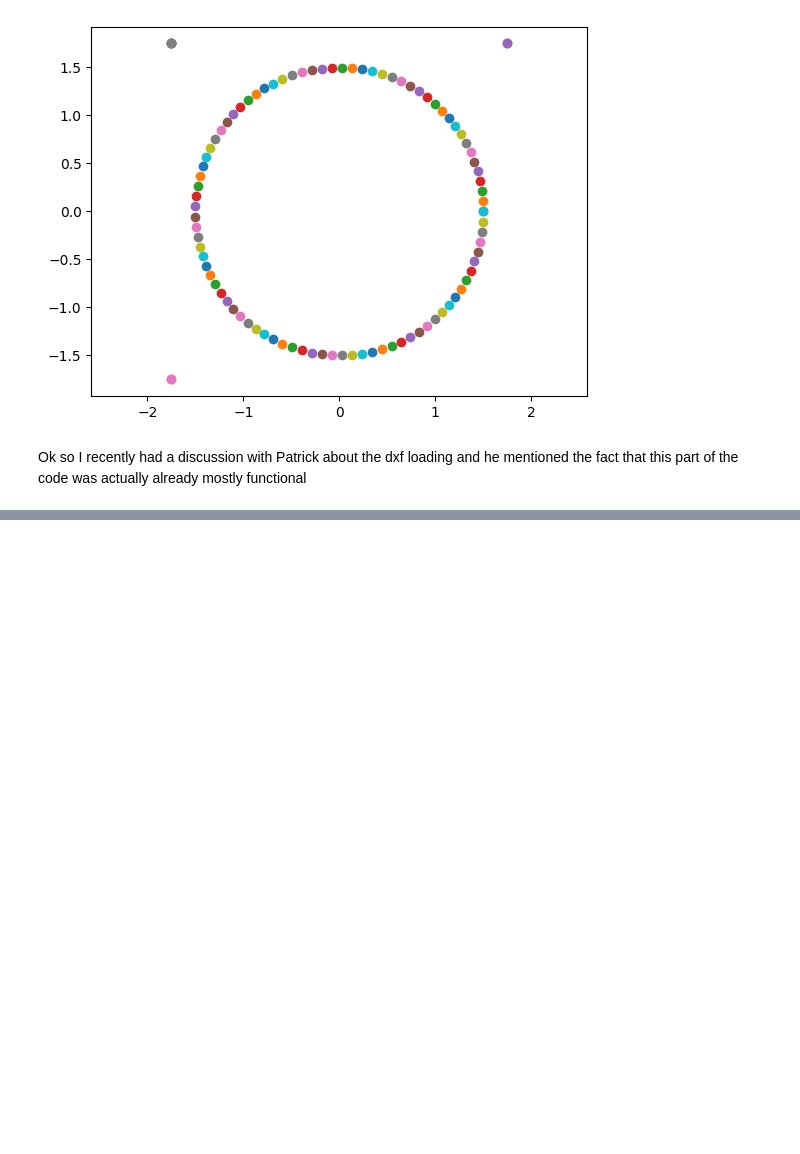
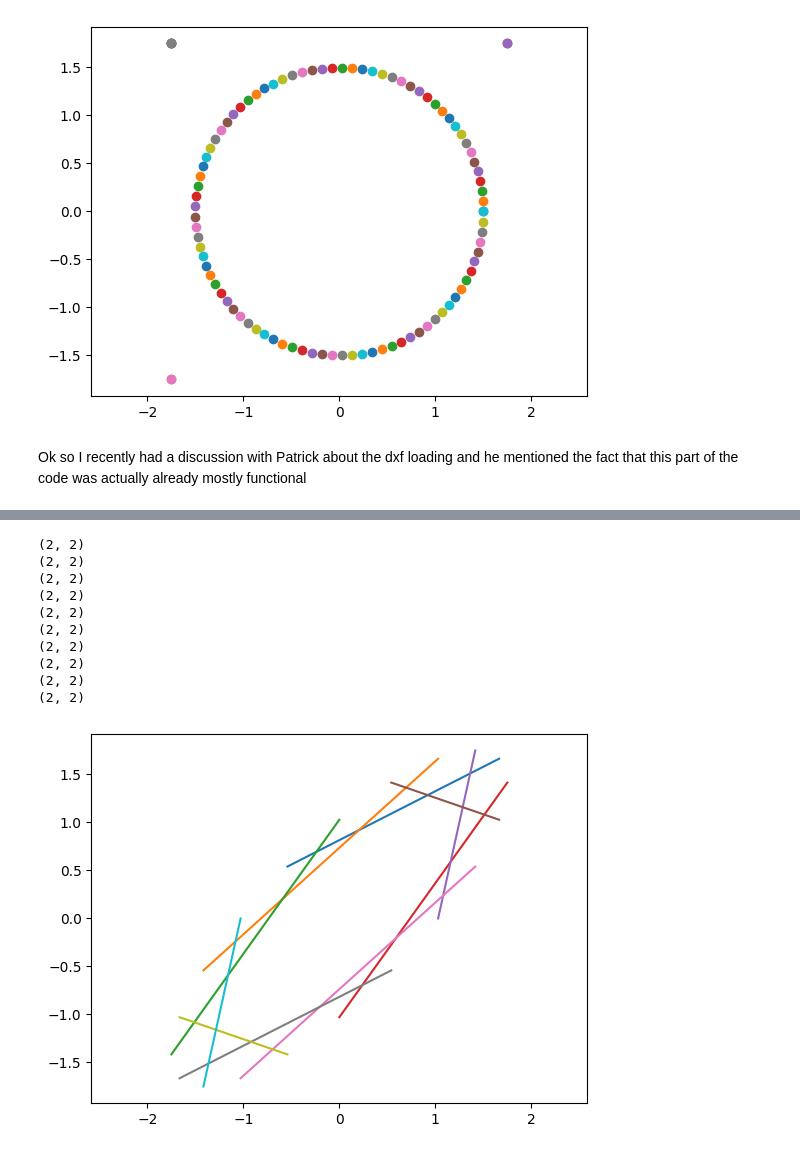
Before and after one commit to UChicago-Yang-Lab/miniMBE-GUI-v2, a Jupyter notebook: dxf_testing.ipynb, the cells around one changed output, grey strips where cells are left out. Cells and saved outputs as stored; diff of their text form; code cells hidden in the pictures; blank space fills up the shorter version.

```diff
--- a/dxf_testing.ipynb
+++ b/dxf_testing.ipynb
@@ -92,0 +122,18 @@ Ok so I recently had a discussion with Patrick about the dxf loading and he ment
+# %%
+for shape in dec_dxf:
+	plt.plot(shape[:, 0], shape[:, 1])
+	print(shape.shape)
+plt.axis('equal')
+plt.show()
+# %% [output]
+(2, 2)
+(2, 2)
+(2, 2)
+(2, 2)
+(2, 2)
+(2, 2)
+(2, 2)
+(2, 2)
+(2, 2)
+(2, 2)
+[figure, added]
```
Also changed, not shown: parts of 14 cells of this notebook, 3 other files.
